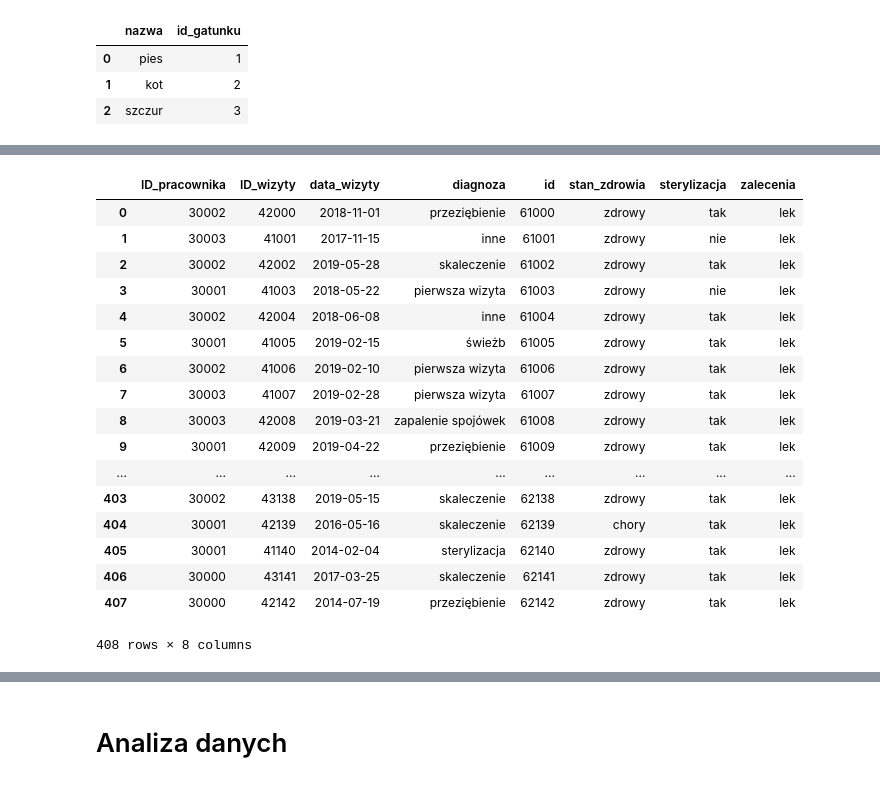
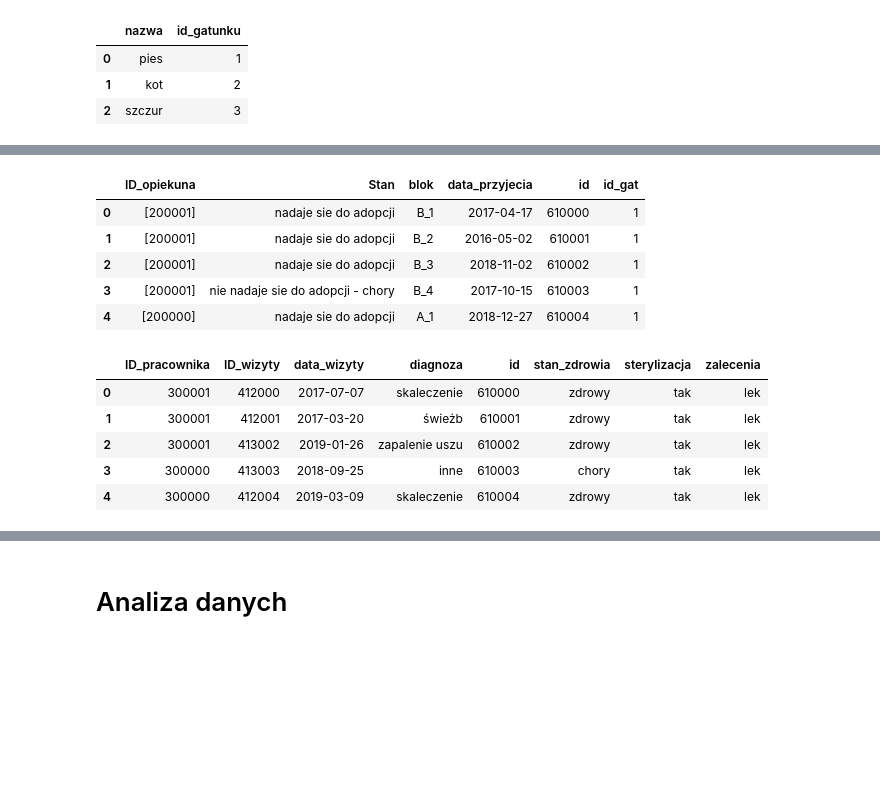
Before and after one commit to Karosemi/Dogs_and_cats, a Jupyter notebook: Dane_dla_schroniska.ipynb, the cells around one changed output, grey strips where cells are left out. Cells and saved outputs as stored; diff of their text form; code cells hidden in the pictures; blank space fills up the shorter version.

```diff
--- a/Dane_dla_schroniska.ipynb
+++ b/Dane_dla_schroniska.ipynb
@@ -1167,7 +1130,7 @@ pd.DataFrame(informacje)
 #92 psy- tyle liczy aktualnie nasze schronisko, 41 kotow, i 17 szczurow
 #139 psow -tyle zaatoptowano
 len_dog = 92
-len_ad = 139
+len_ad = 86
 k = 1
 l = 1
 for i in range(len_dog, len_dog+len_ad):
@@ -1201,21 +1164,24 @@ for i in range(len_dog, len_dog+len_ad):
     if np.random.random() > 0.95:
         if i != len_dog:
             dog_ad['ilosc_adopcji'] = 2
+            dog_ad['id_adoptujacego'] = ad_id
         else:
             if np.random.random()>0.5:
                 adoptujacy = dog.adoptujacy(names_male, lastnames_male, ulice, miasta[rand_i])
             else:
                 adoptujacy = dog.adoptujacy(names_female, lastnames_female, ulice, miasta[rand_i])
             dog_ad['ilosc_adopcji'] = 1
+            ad_id = id_generator(i=i, first=7, second =1)
+            dog_ad['id_adoptujacego'] = ad_id
     else:
         if np.random.random()>0.5:
             adoptujacy = dog.adoptujacy(names_male, lastnames_male, ulice, miasta[rand_i])
         else:
             adoptujacy = dog.adoptujacy(names_female, lastnames_female, ulice, miasta[rand_i])
         dog_ad['ilosc_adopcji'] = 1
+        ad_id = id_generator(i=i, first=7, second =1)
+        dog_ad['id_adoptujacego'] = ad_id
 
-
-    dog_ad['id_adoptujacego'] = id_generator(i=i, first=7, second =1)
     dog_ad['imie'] = adoptujacy['name']
     dog_ad['nazwisko'] = adoptujacy['last_name']
     dog_ad['telefon'] = adoptujacy['telefon']
@@ -1267,7 +1233,7 @@ for i in range(len_dog, len_dog+len_ad):
         dog_schr['Stan'] = "nie nadaje się do adopcji - "+str(zdrowie)
     wizyty, daty, ceny = dog.choroby()
     for j in range(len(wizyty)):
-        dog_wiz['ID_wizyty'] =  id_generator(i = i, first = 4, second = j)
+        dog_wiz['ID_wizyty'] =  id_generator(i = i, first = 4, second = 4, third = j)
         dog_wiz['id'] = dog_info['id']
         index =int(np.round(np.random.uniform(0,3.49),0))
         id_pr =  w_id[index]
@@ -1277,7 +1243,7 @@ for i in range(len_dog, len_dog+len_ad):
         dog_wiz['zalecenia'] = 'lek'
         dog_wiz['stan_zdrowia'] = zdrowie
         dog_wiz['sterylizacja'] = kastracja[0]
-        dog_trans['id_transakcji'] = id_generator(i = i, first = 5, second = j)
+        dog_trans['id_transakcji'] = id_generator(i = i, first = 5, second = 4, third = j)
         dog_trans['tytul']='weterynarz, id_zwierzecia:'+ str(dog_info['id'])
         dog_trans['kwota'] = 0 - ceny[j]
         dog_trans['data'] = dataformat(daty[j])
@@ -1326,20 +1292,24 @@ for i in range(len_dog, len_dog+len_ad):
     if np.random.random() > 0.95:
         if i != len_dog:
             dog_ad['ilosc_adopcji'] = 2
+            dog_ad['id_adoptujacego'] = ad_id
         else:
             if np.random.random()>0.5:
                 adoptujacy = dog.adoptujacy(names_male, lastnames_male, ulice, miasta[rand_i])
             else:
                 adoptujacy = dog.adoptujacy(names_female, lastnames_female, ulice, miasta[rand_i])
             dog_ad['ilosc_adopcji'] = 1
+            ad_id = id_generator(i=i, first=9, second =2)
+            dog_ad['id_adoptujacego'] = ad_id
     else:
         if np.random.random()>0.5:
             adoptujacy = dog.adoptujacy(names_male, lastnames_male, ulice, miasta[rand_i])
         else:
             adoptujacy = dog.adoptujacy(names_female, lastnames_female, ulice, miasta[rand_i])
         dog_ad['ilosc_adopcji'] = 1
+        ad_id = id_generator(i=i, first=9, second =2)
+        dog_ad['id_adoptujacego'] = ad_id
 
-    dog_ad['id_adoptujacego'] = id_generator(i=i, first=7, second =1)
     dog_ad['imie'] = adoptujacy['name']
     dog_ad['nazwisko'] = adoptujacy['last_name']
     dog_ad['telefon'] = adoptujacy['telefon']
@@ -1357,7 +1327,7 @@ for i in range(len_dog, len_dog+len_ad):
     dog_info['id'] = id_generator(i=i, first=6, second =2)
 
     dog_byl['id'] = dog_info['id']
-    dog_byl['id_wydania'] = id_generator(i=i, first=8, second =2)
+    dog_byl['id_wydania'] = id_generator(i=i, first=8, second  =2)
     dog_byl['przyczyna'] = 'adopcja'
     dog_byl['data'] = ad_date
     dog_byl['id_adoptujacego'] = dog_ad['id_adoptujacego']
@@ -1390,7 +1360,7 @@ for i in range(len_dog, len_dog+len_ad):
         dog_schr['Stan'] = "nie nadaje sie do adopcji - "+str(zdrowie)
     wizyty, daty, ceny = dog.choroby()
     for j in range(len(wizyty)):
-        dog_wiz['ID_wizyty'] =  id_generator(i = i, first = 4, second = j)
+        dog_wiz['ID_wizyty'] =  id_generator(i = i, first = 4, second = 5, third=j)
         dog_wiz['id'] = dog_info['id']
         index =int(np.round(np.random.uniform(0,3.49),0))
         id_pr =  w_id[index]
@@ -1400,7 +1370,7 @@ for i in range(len_dog, len_dog+len_ad):
         dog_wiz['zalecenia'] = 'lek'
         dog_wiz['stan_zdrowia'] = zdrowie
         dog_wiz['sterylizacja'] = kastracja[0]
-        dog_trans['id_transakcji'] = id_generator(i = i, first = 5, second = j)
+        dog_trans['id_transakcji'] = id_generator(i = i, first = 5, second = 5, third=j)
         dog_trans['tytul']='weterynarz, id_zwierzecia:'+ str(dog_info['id'])
         dog_trans['kwota'] = 0-ceny[j]
         dog_trans['data'] = dataformat(daty[j])
@@ -1454,10 +1424,10 @@ for i in range(len_dog+len_ad, len_dog+len_ad+len_d):
     kastracja = dog.kastracja()
     dog_info['id_gat'] = 1
     dog_byl['id_gat'] = dog_info['id_gat']
-    dog_info['id'] = id_generator(i=i, first=6, second =1)
+    dog_info['id'] = id_generator(i=i, first=6, second =3, third=1)
 
     dog_byl['id'] = dog_info['id']
-    dog_byl['id_wydania'] = 111111 #jesli same 1 to oznacza smierc
+    dog_byl['id_wydania'] = 1111111 #jesli same 1 to oznacza smierc
     dog_byl['przyczyna'] = 'zgon'
     dog_byl['data'] = dataformat(death)
     dog_byl['id_adoptujacego'] = 'brak'
@@ -1488,7 +1458,7 @@ for i in range(len_dog+len_ad, len_dog+len_ad+len_d):
     zdrowie = dog.stan_zdrowia()
     wizyty, daty, ceny = dog.choroby()
     for j in range(len(wizyty)):
-        dog_wiz['ID_wizyty'] =  id_generator(i = i, first = 4, second = j)
+        dog_wiz['ID_wizyty'] =  id_generator(i = i, first = 4, second = 6, third = j)
         dog_wiz['id'] = dog_info['id']
         index =int(np.round(np.random.uniform(0,3.49),0))
         id_pr =  w_id[index]
@@ -1498,7 +1468,7 @@ for i in range(len_dog+len_ad, len_dog+len_ad+len_d):
         dog_wiz['zalecenia'] = 'lek'
         dog_wiz['stan_zdrowia'] = zdrowie
         dog_wiz['sterylizacja'] = kastracja[0]
-        dog_trans['id_transakcji'] = id_generator(i = i, first = 5, second = j)
+        dog_trans['id_transakcji'] = id_generator(i = i, first = 5, second = 6, third = j)
         dog_trans['tytul']='weterynarz, id_zwierzecia:'+ str(dog_info['id'])
         dog_trans['kwota'] = 0-ceny[j]
         dog_trans['data'] = dataformat(daty[j])
@@ -1551,10 +1521,10 @@ for i in range(len_dog+len_ad, len_dog+len_ad+len_d):
     kastracja = dog.kastracja()
     dog_info['id_gat'] = 2
     dog_byl['id_gat'] =2
-    dog_info['id'] = id_generator(i=i, first=6, second =2)
+    dog_info['id'] = id_generator(i=i, first=6, second =3, third =2)
 
     dog_byl['id'] = dog_info['id']
-    dog_byl['id_wydania'] = 111111 #jesli same 1 to oznacza smierc
+    dog_byl['id_wydania'] = 1111111 #jesli same 1 to oznacza smierc
     dog_byl['przyczyna'] = 'zgon'
     dog_byl['data'] = dataformat(death)
     dog_byl['id_adoptujacego'] = 'brak'
@@ -1583,7 +1553,7 @@ for i in range(len_dog+len_ad, len_dog+len_ad+len_d):
     zdrowie = dog.stan_zdrowia()
     wizyty, daty, ceny = dog.choroby()
     for j in range(len(wizyty)):
-        dog_wiz['ID_wizyty'] =  id_generator(i = i, first = 4, second = j)
+        dog_wiz['ID_wizyty'] =  id_generator(i = i, first = 4, second = 6, third=j)
         dog_wiz['id'] = dog_info['id']
         index =int(np.round(np.random.uniform(0,3.49),0))
         id_pr =  w_id[index]
@@ -1593,7 +1563,7 @@ for i in range(len_dog+len_ad, len_dog+len_ad+len_d):
         dog_wiz['zalecenia'] = 'lek'
         dog_wiz['stan_zdrowia'] = zdrowie
         dog_wiz['sterylizacja'] = kastracja[0]
-        dog_trans['id_transakcji'] = id_generator(i = i, first = 5, second = j)
+        dog_trans['id_transakcji'] = id_generator(i = i, first = 5, second = 6, third = j)
         dog_trans['tytul']='weterynarz, id_zwierzecia:'+ str(dog_info['id'])
         dog_trans['kwota'] = 0-ceny[j]
         dog_trans['data'] = dataformat(daty[j])
@@ -1774,21 +1739,18 @@ df_adop
+# %%
+df_schr.head()
+# %% [output]
+|  | ID_opiekuna | Stan | blok | data_przyjecia | id | id_gat |
+| 0 | [200001] | nadaje sie do adopcji | B_1 | 2017-04-17 | 610000 | 1 |
+| 1 | [200001] | nadaje sie do adopcji | B_2 | 2016-05-02 | 610001 | 1 |
+| 2 | [200001] | nadaje sie do adopcji | B_3 | 2018-11-02 | 610002 | 1 |
+| 3 | [200001] | nie nadaje sie do adopcji - chory | B_4 | 2017-10-15 | 610003 | 1 |
+| 4 | [200000] | nadaje sie do adopcji | A_1 | 2018-12-27 | 610004 | 1 |
 # %%
-df_hist
+df_hist.head()
 # %% [output]
 |  | ID_pracownika | ID_wizyty | data_wizyty | diagnoza | id | stan_zdrowia | sterylizacja | zalecenia |
-| 0 | 30002 | 42000 | 2018-11-01 | przeziębienie | 61000 | zdrowy | tak | lek |
-| 1 | 30003 | 41001 | 2017-11-15 | inne | 61001 | zdrowy | nie | lek |
-| 2 | 30002 | 42002 | 2019-05-28 | skaleczenie | 61002 | zdrowy | tak | lek |
-| 3 | 30001 | 41003 | 2018-05-22 | pierwsza wizyta | 61003 | zdrowy | nie | lek |
-| 4 | 30002 | 42004 | 2018-06-08 | inne | 61004 | zdrowy | tak | lek |
-| 5 | 30001 | 41005 | 2019-02-15 | świeżb | 61005 | zdrowy | tak | lek |
-| 6 | 30002 | 41006 | 2019-02-10 | pierwsza wizyta | 61006 | zdrowy | tak | lek |
-| 7 | 30003 | 41007 | 2019-02-28 | pierwsza wizyta | 61007 | zdrowy | tak | lek |
-| 8 | 30003 | 42008 | 2019-03-21 | zapalenie spojówek | 61008 | zdrowy | tak | lek |
-| 9 | 30001 | 42009 | 2019-04-22 | przeziębienie | 61009 | zdrowy | tak | lek |
-| ... | ... | ... | ... | ... | ... | ... | ... | ... |
-| 403 | 30002 | 43138 | 2019-05-15 | skaleczenie | 62138 | zdrowy | tak | lek |
-| 404 | 30001 | 42139 | 2016-05-16 | skaleczenie | 62139 | chory | tak | lek |
-| 405 | 30001 | 41140 | 2014-02-04 | sterylizacja | 62140 | zdrowy | tak | lek |
-| 406 | 30000 | 43141 | 2017-03-25 | skaleczenie | 62141 | zdrowy | tak | lek |
-| 407 | 30000 | 42142 | 2014-07-19 | przeziębienie | 62142 | zdrowy | tak | lek |
+| 0 | 300001 | 412000 | 2017-07-07 | skaleczenie | 610000 | zdrowy | tak | lek |
+| 1 | 300001 | 412001 | 2017-03-20 | świeżb | 610001 | zdrowy | tak | lek |
+| 2 | 300001 | 413002 | 2019-01-26 | zapalenie uszu | 610002 | zdrowy | tak | lek |
+| 3 | 300000 | 413003 | 2018-09-25 | inne | 610003 | chory | tak | lek |
+| 4 | 300000 | 412004 | 2019-03-09 | skaleczenie | 610004 | zdrowy | tak | lek |
-408 rows × 8 columns
```
Also changed, not shown: parts of 87 cells of this notebook.
